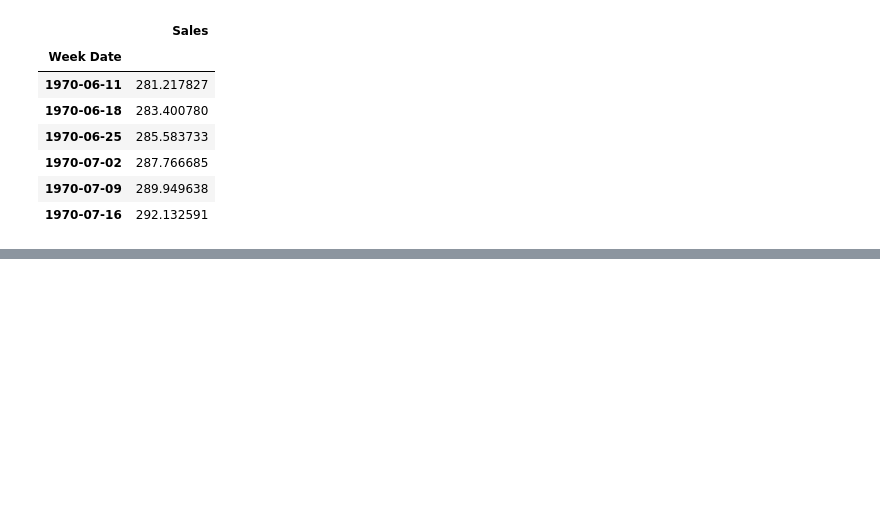
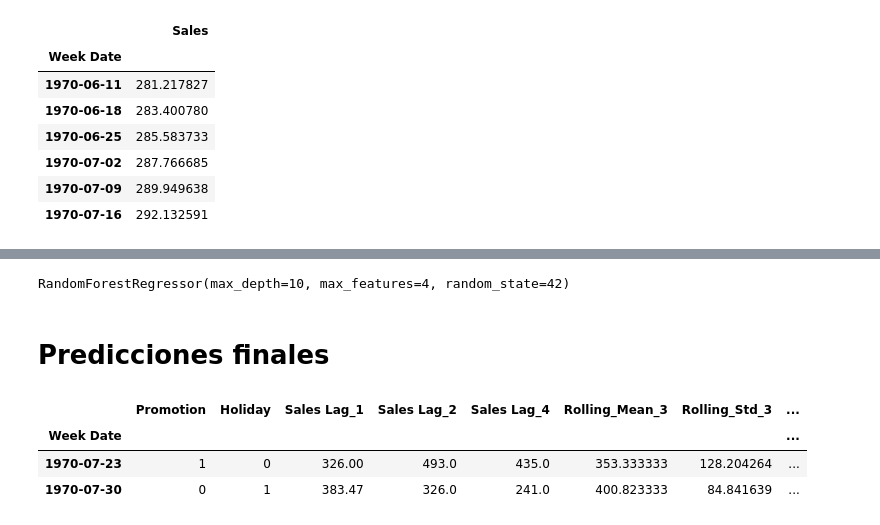
Before and after one commit to CesarArroyo09/mercadolibre-test, a Jupyter notebook: Ejercicio 2/ejercicio2_3_forecasting_models.ipynb, the cells around one changed output, grey strips where cells are left out. Drawn from its saved outputs; the diff is of its cells as text; code cells hidden in the pictures; blank space fills up the shorter version.

```diff
--- a/Ejercicio 2/ejercicio2_3_forecasting_models.ipynb
+++ b/Ejercicio 2/ejercicio2_3_forecasting_models.ipynb
@@ -359,0 +364,56 @@ prophet_forecast
+# %%
+X_final = pd.concat([X_train, X_test])
+y_final = pd.concat([y_train, y_test])
+
+rf_best = RandomForestRegressor(
+    n_estimators=100, max_features=4, max_depth=10, random_state=42
+)
+rf_best.fit(X_final, y_final)
+# %% [output]
+RandomForestRegressor(max_depth=10, max_features=4, random_state=42)
+# %%
+predict_iterative = weeks_to_forecast_models.drop(columns=["Sales", "Week"]).copy()
+date_ranges = X_final.iloc[-4:].index
+
+predict_iterative = pd.concat([X_final.iloc[-4:], predict_iterative])
+predict_iterative.loc[date_ranges, "Predicted Sales"] = y_test
+predict_iterative.sort_index(inplace=True)
+
+# iteration_dates are the dates in `predict_iterative` not in `date_ranges`
+iteration_dates = predict_iterative.index.difference(date_ranges)
+# %%
+for i, dt in enumerate(iteration_dates):
+    # Update the lag features
+    predict_iterative.loc[dt, "Sales Lag_1"] = predict_iterative.loc[
+        dt - pd.DateOffset(weeks=1), "Predicted Sales"
+    ]
+    predict_iterative.loc[dt, "Sales Lag_2"] = predict_iterative.loc[
+        dt - pd.DateOffset(weeks=2), "Predicted Sales"
+    ]
+    predict_iterative.loc[dt, "Sales Lag_4"] = predict_iterative.loc[
+        dt - pd.DateOffset(weeks=4), "Predicted Sales"
+    ]
+
+    # Update the rolling features
+    predict_iterative.loc[dt, "Rolling_Mean_3"] = predict_iterative.loc[
+        dt - pd.DateOffset(weeks=3) : dt - pd.DateOffset(weeks=1), "Predicted Sales"
+    ].mean()
+    predict_iterative.loc[dt, "Rolling_Std_3"] = predict_iterative.loc[
+        dt - pd.DateOffset(weeks=3) : dt - pd.DateOffset(weeks=1), "Predicted Sales"
+    ].std()
+
+    predicted_sales = rf_best.predict(
+        predict_iterative.drop(columns=["Predicted Sales"]).loc[[dt]]
+    )[0]
+    predict_iterative.loc[dt, "Predicted Sales"] = predicted_sales
+# %%
+predict_iterative = predict_iterative[predict_iterative.index.isin(iteration_dates)]
+# %% [markdown]
+# Predicciones finales
+# %%
+predict_iterative
+# %% [output]
+|  | Promotion | Holiday | Sales Lag_1 | Sales Lag_2 | Sales Lag_4 | Rolling_Mean_3 | Rolling_Std_3 | ... |
+| Week Date |  |  |  |  |  |  |  | ... |
+| 1970-07-23 | 1 | 0 | 326.00 | 493.0 | 435.0 | 353.333333 | 128.204264 | ... |
+| 1970-07-30 | 0 | 1 | 383.47 | 326.0 | 241.0 | 400.823333 | 84.841639 | ... |
```
Also changed, not shown: parts of 13 cells of this notebook.
